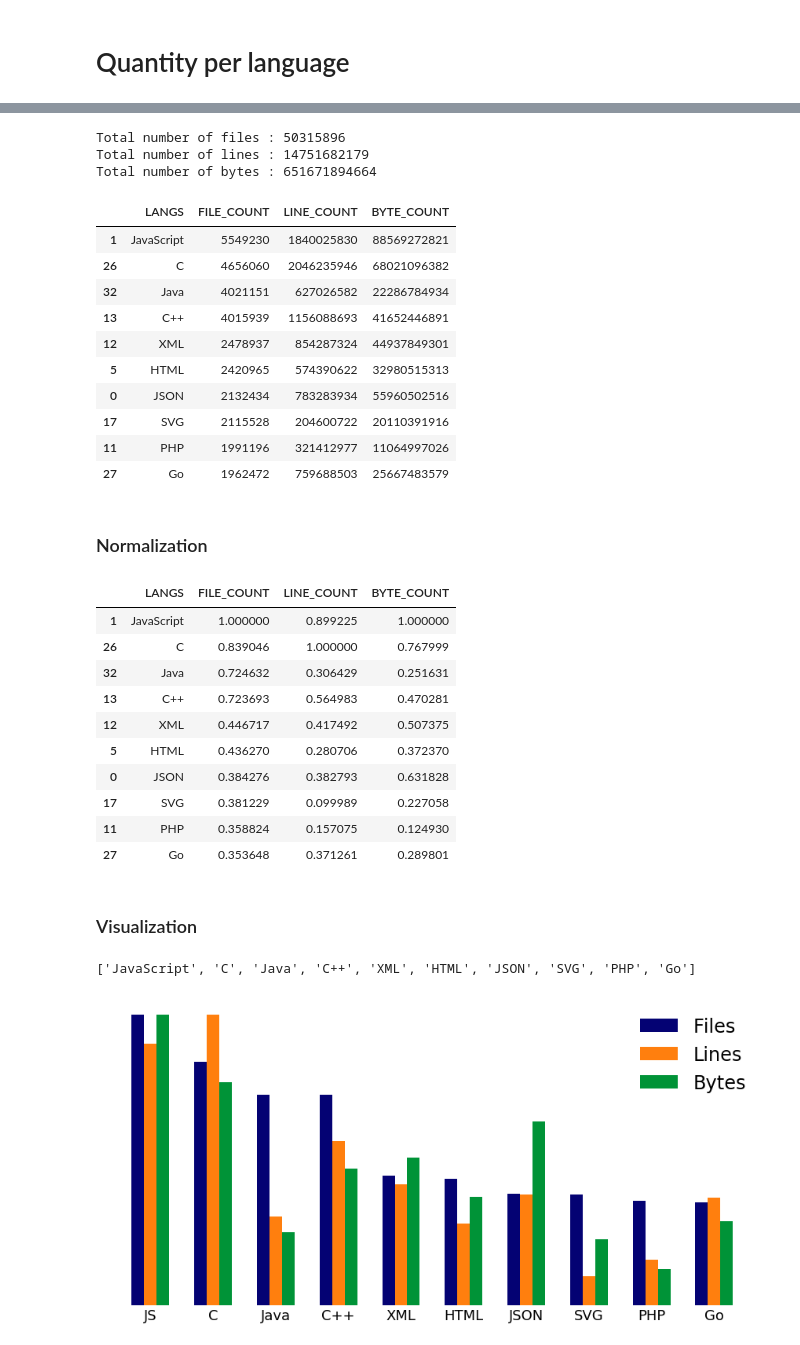
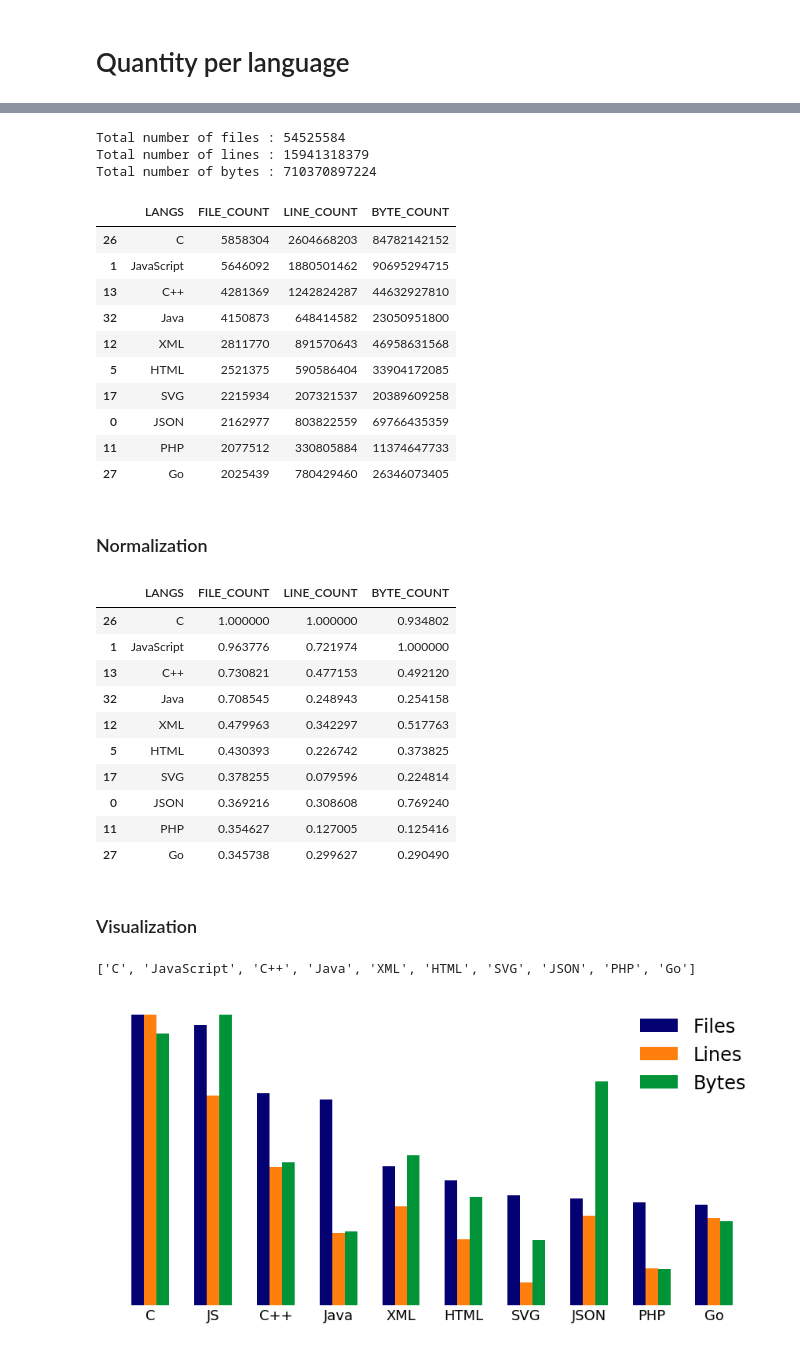
Before and after one commit to src-d/datasets, a Jupyter notebook: PublicGitArchive/doc/dataset_stats.ipynb, the cells around one changed output, grey strips where cells are left out. Cells and saved outputs as stored; diff of their text form; code cells hidden in the pictures.

```diff
--- a/PublicGitArchive/doc/dataset_stats.ipynb
+++ b/PublicGitArchive/doc/dataset_stats.ipynb
@@ -8,7 +8,7 @@ Populating the interactive namespace from numpy and matplotlib
 # %% [markdown]
 # PGA dataset
 # %%
-res = pd.read_csv("result_forks.csv")
+res = pd.read_csv("result_final.csv")
 res
 # %% [output]
 |  | URL | SIVA_FILENAMES | FILE_COUNT | LANGS | LANGS_BYTE_COUNT | LANGS_LINES_COUNT | LANGS_FILES_COUNT | ... |
@@ -50,3 +32 @@ Name: 171531, dtype: object
-# %%
-res = res.drop(res.index[171531])
 # %%
@@ -173,24 +153,24 @@ print("Total number of files :", df_langs["FILE_COUNT"].sum())
 print("Total number of lines :", df_langs["LINE_COUNT"].sum())
 print("Total number of bytes :", df_langs["BYTE_COUNT"].sum())
 # %% [output]
-Total number of files : 50315896
-Total number of lines : 14751682179
-Total number of bytes : 651671894664
+Total number of files : 54525584
+Total number of lines : 15941318379
+Total number of bytes : 710370897224
 # %%
 top10 = df_langs.sort_values("FILE_COUNT", ascending=False).head(10)
 top10
 # %% [output]
 |  | LANGS | FILE_COUNT | LINE_COUNT | BYTE_COUNT |
-| 1 | JavaScript | 5549230 | 1840025830 | 88569272821 |
-| 26 | C | 4656060 | 2046235946 | 68021096382 |
-| 32 | Java | 4021151 | 627026582 | 22286784934 |
-| 13 | C++ | 4015939 | 1156088693 | 41652446891 |
-| 12 | XML | 2478937 | 854287324 | 44937849301 |
-| 5 | HTML | 2420965 | 574390622 | 32980515313 |
-| 0 | JSON | 2132434 | 783283934 | 55960502516 |
-| 17 | SVG | 2115528 | 204600722 | 20110391916 |
-| 11 | PHP | 1991196 | 321412977 | 11064997026 |
-| 27 | Go | 1962472 | 759688503 | 25667483579 |
+| 26 | C | 5858304 | 2604668203 | 84782142152 |
+| 1 | JavaScript | 5646092 | 1880501462 | 90695294715 |
+| 13 | C++ | 4281369 | 1242824287 | 44632927810 |
+| 32 | Java | 4150873 | 648414582 | 23050951800 |
+| 12 | XML | 2811770 | 891570643 | 46958631568 |
+| 5 | HTML | 2521375 | 590586404 | 33904172085 |
+| 17 | SVG | 2215934 | 207321537 | 20389609258 |
+| 0 | JSON | 2162977 | 803822559 | 69766435359 |
+| 11 | PHP | 2077512 | 330805884 | 11374647733 |
+| 27 | Go | 2025439 | 780429460 | 26346073405 |
 # %% [markdown]
 ### Normalization
 # %%
@@ -200,23 +180,23 @@ for val_type in values_type:
 top10
 # %% [output]
 |  | LANGS | FILE_COUNT | LINE_COUNT | BYTE_COUNT |
-| 1 | JavaScript | 1.000000 | 0.899225 | 1.000000 |
-| 26 | C | 0.839046 | 1.000000 | 0.767999 |
-| 32 | Java | 0.724632 | 0.306429 | 0.251631 |
-| 13 | C++ | 0.723693 | 0.564983 | 0.470281 |
-| 12 | XML | 0.446717 | 0.417492 | 0.507375 |
-| 5 | HTML | 0.436270 | 0.280706 | 0.372370 |
-| 0 | JSON | 0.384276 | 0.382793 | 0.631828 |
-| 17 | SVG | 0.381229 | 0.099989 | 0.227058 |
-| 11 | PHP | 0.358824 | 0.157075 | 0.124930 |
-| 27 | Go | 0.353648 | 0.371261 | 0.289801 |
+| 26 | C | 1.000000 | 1.000000 | 0.934802 |
+| 1 | JavaScript | 0.963776 | 0.721974 | 1.000000 |
+| 13 | C++ | 0.730821 | 0.477153 | 0.492120 |
+| 32 | Java | 0.708545 | 0.248943 | 0.254158 |
+| 12 | XML | 0.479963 | 0.342297 | 0.517763 |
+| 5 | HTML | 0.430393 | 0.226742 | 0.373825 |
+| 17 | SVG | 0.378255 | 0.079596 | 0.224814 |
+| 0 | JSON | 0.369216 | 0.308608 | 0.769240 |
+| 11 | PHP | 0.354627 | 0.127005 | 0.125416 |
+| 27 | Go | 0.345738 | 0.299627 | 0.290490 |
 # %% [markdown]
 ### Visualization
 # %%
 langs = list(top10["LANGS"])
 langs
 # %% [output]
-['JavaScript', 'C', 'Java', 'C++', 'XML', 'HTML', 'JSON', 'SVG', 'PHP', 'Go']
+['C', 'JavaScript', 'C++', 'Java', 'XML', 'HTML', 'SVG', 'JSON', 'PHP', 'Go']
 # %%
 values = [[] for _ in range(len(values_type))]
 for i in range(len(langs)):
@@ -225,24 +205,24 @@ for i in range(len(langs)):
 # %%
 figure(figsize=(12, 6))
 ax = subplot(111)
 
 x = arange(1, 11)
 ax.bar(x-0.2, values[0], width=0.2, align='center', color="#040273", label="Files")
 ax.bar(x, values[1], width=0.2, align='center', color="#ff7f0e", label="Lines")
 ax.bar(x+0.2, values[2], width=0.2, align='center', color="#009337", label="Bytes")
 
 ax.set_xticks(x)
-langs[0] = "JS"
+langs[1] = "JS"
 ax.set_xticklabels(langs, fontsize=18)
 ax.tick_params(axis='both', which='both',length=0)
 ax.set_yticks([])
 ax.spines['right'].set_visible(False)
 ax.spines['top'].set_visible(False)
 ax.spines['left'].set_visible(False)
 ax.spines['bottom'].set_visible(False)
 
 legend(fontsize=24).get_frame().set_linewidth(0.0)
 tight_layout()
-savefig("lang_stats_forks.eps")
+savefig("lang_stats_final.eps")
 # %% [output]
-[figure, old version]
+[figure, new version]
```
Also changed, not shown: parts of 7 cells of this notebook, 2 other files.
